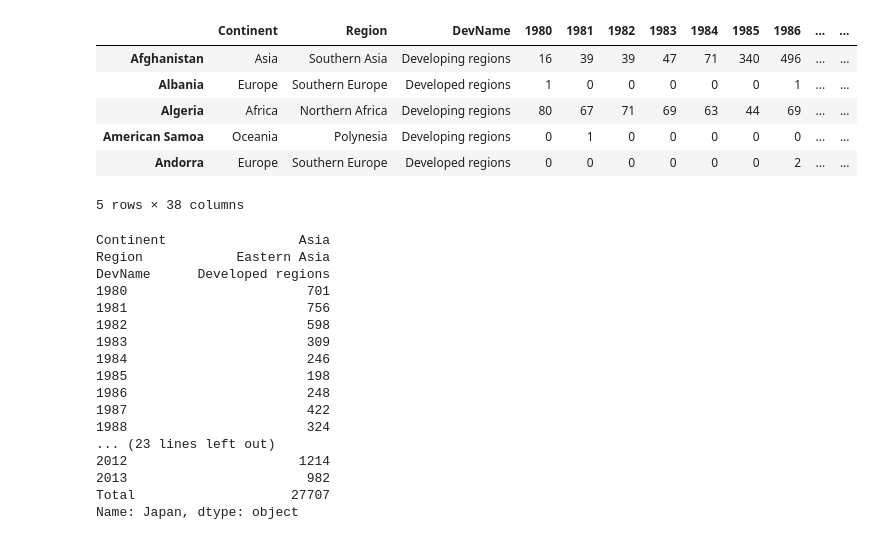
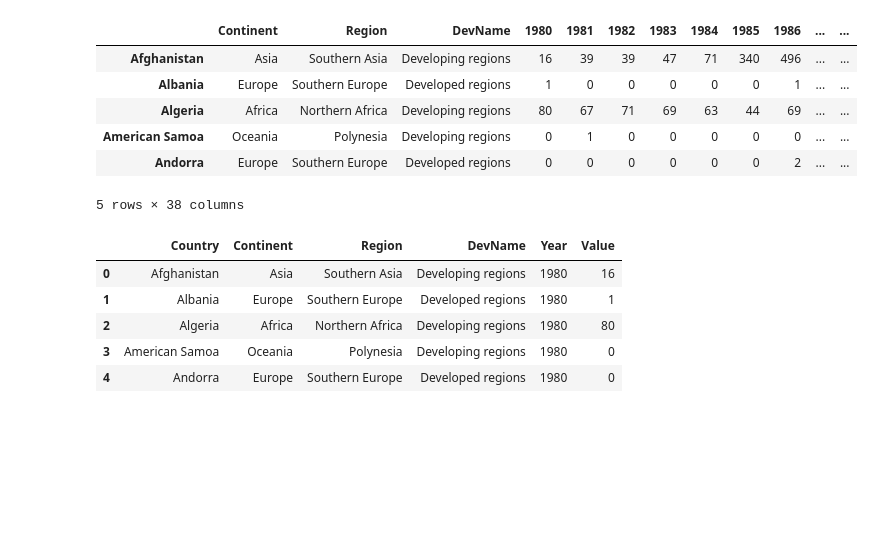
Before and after one commit to 0xrsfagundes/IBM, a Jupyter notebook: IBM/Data Visualization with Python/Data Visualization with Python - Lab1.ipynb, the cells around one changed output. Saved outputs shown, nothing was run; the diff lists cells and outputs as text; code cells hidden in the pictures; blank space fills up the shorter version.

```diff
--- a/IBM/Data Visualization with Python/Data Visualization with Python - Lab1.ipynb
+++ b/IBM/Data Visualization with Python/Data Visualization with Python - Lab1.ipynb
@@ -148,23 +148,3 @@ df.head()
 | American Samoa | Oceania | Polynesia | Developing regions | 0 | 1 | 0 | 0 | 0 | 0 | 0 | ... | ... |
 | Andorra | Europe | Southern Europe | Developed regions | 0 | 0 | 0 | 0 | 0 | 0 | 2 | ... | ... |
 5 rows × 38 columns
-# %%
-df.loc['Japan']
-# %% [output]
-Continent                 Asia
-Region            Eastern Asia
-DevName      Developed regions
-1980                       701
-1981                       756
-1982                       598
-1983                       309
-1984                       246
-1985                       198
-1986                       248
-1987                       422
-1988                       324
-... (23 lines left out)
-2012                      1214
-2013                       982
-Total                    27707
-Name: Japan, dtype: object
@@ -170,0 +157,9 @@ Name: Japan, dtype: object
+# %%
+df_long.head()
+# %% [output]
+|  | Country | Continent | Region | DevName | Year | Value |
+| 0 | Afghanistan | Asia | Southern Asia | Developing regions | 1980 | 16 |
+| 1 | Albania | Europe | Southern Europe | Developed regions | 1980 | 1 |
+| 2 | Algeria | Africa | Northern Africa | Developing regions | 1980 | 80 |
+| 3 | American Samoa | Oceania | Polynesia | Developing regions | 1980 | 0 |
+| 4 | Andorra | Europe | Southern Europe | Developed regions | 1980 | 0 |
```
Also changed, not shown: parts of 4 cells of this notebook.
